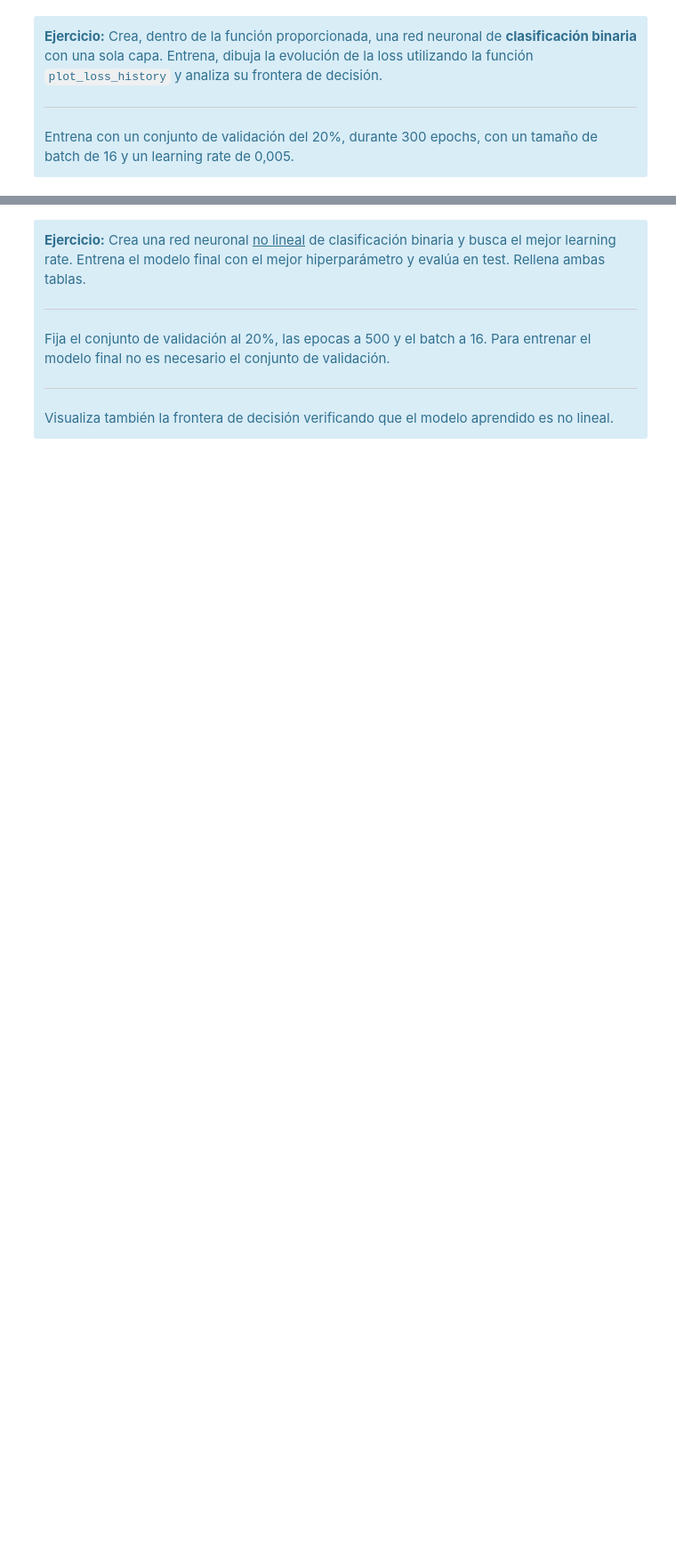
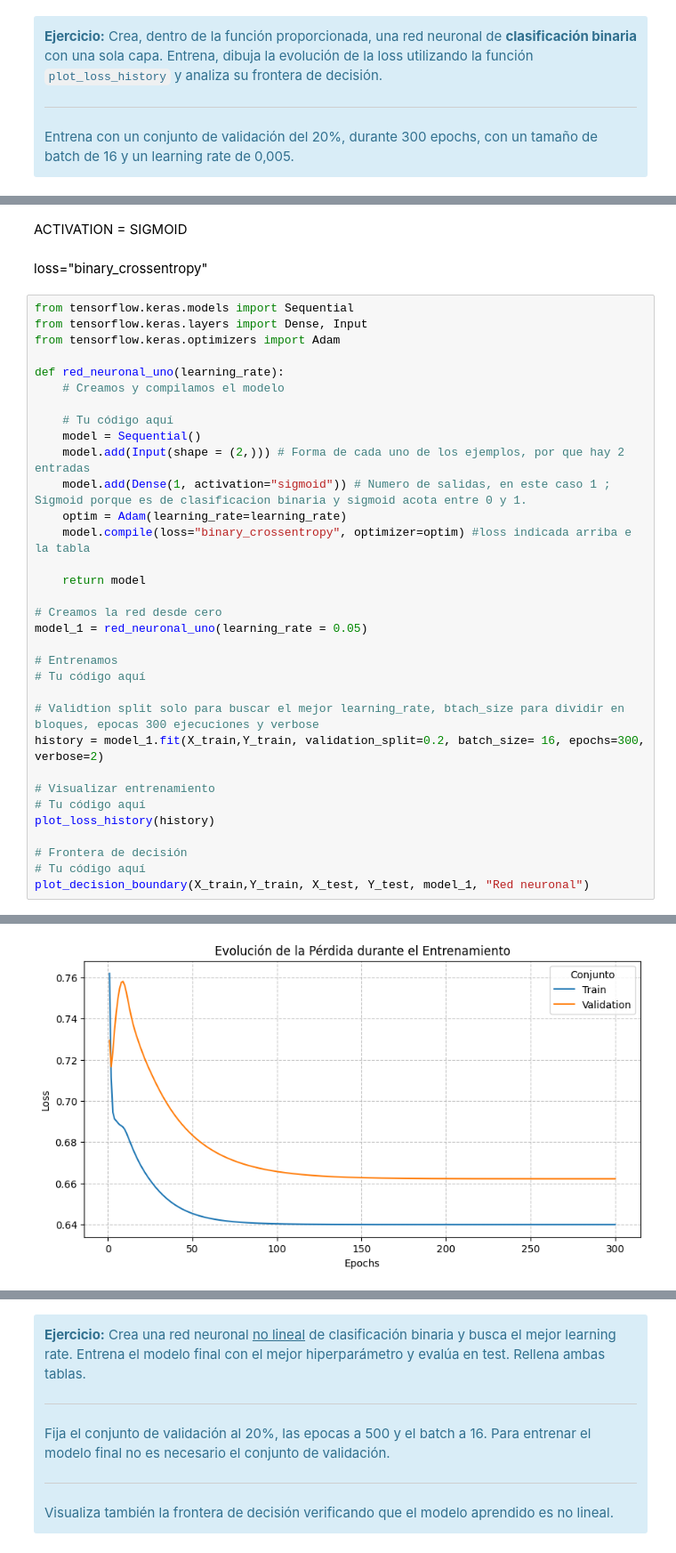
Before and after one commit to medinafdzz/Sistemas-Inteligentes, a Jupyter notebook: prácticas/ES/P4/P4.2-Redes neuronales (Clasificación).ipynb, the cells around one changed output, grey strips where cells are left out. Shown at 89% size. Drawn from its saved outputs; the diff is of its cells as text; blank space fills up the shorter version.

```diff
--- a/prácticas/ES/P4/P4.2-Redes neuronales (Clasificación).ipynb
+++ b/prácticas/ES/P4/P4.2-Redes neuronales (Clasificación).ipynb
@@ -350,0 +365,38 @@ NameError: name 'model' is not defined
+# %% [markdown]
+ACTIVATION = SIGMOID
+# %% [markdown]
+loss="binary_crossentropy"
+# %%
+from tensorflow.keras.models import Sequential
+from tensorflow.keras.layers import Dense, Input
+from tensorflow.keras.optimizers import Adam
+
+def red_neuronal_uno(learning_rate):
+    # Creamos y compilamos el modelo
+
+    # Tu código aquí
+    model = Sequential()
+    model.add(Input(shape = (2,))) # Forma de cada uno de los ejemplos, por que hay 2 entradas
+    model.add(Dense(1, activation="sigmoid")) # Numero de salidas, en este caso 1 ; Sigmoid porque es de clasificacion binaria y sigmoid acota entre 0 y 1.
+    optim = Adam(learning_rate=learning_rate)
+    model.compile(loss="binary_crossentropy", optimizer=optim) #loss indicada arriba e la tabla
+
+    return model
+
+# Creamos la red desde cero
+model_1 = red_neuronal_uno(learning_rate = 0.05)
+
+# Entrenamos
+# Tu código aquí
+
+# Validtion split solo para buscar el mejor learning_rate, btach_size para dividir en bloques, epocas 300 ejecuciones y verbose
+history = model_1.fit(X_train,Y_train, validation_split=0.2, batch_size= 16, epochs=300, verbose=2)
+
+# Visualizar entrenamiento
+# Tu código aquí
+plot_loss_history(history)
+
+# Frontera de decisión
+# Tu código aquí
+plot_decision_boundary(X_train,Y_train, X_test, Y_test, model_1, "Red neuronal")
+# %% [output]
@@ -350,0 +420 @@ NameError: name 'model' is not defined
+[figure, added]
```
Also changed, not shown: parts of 24 cells of this notebook.
